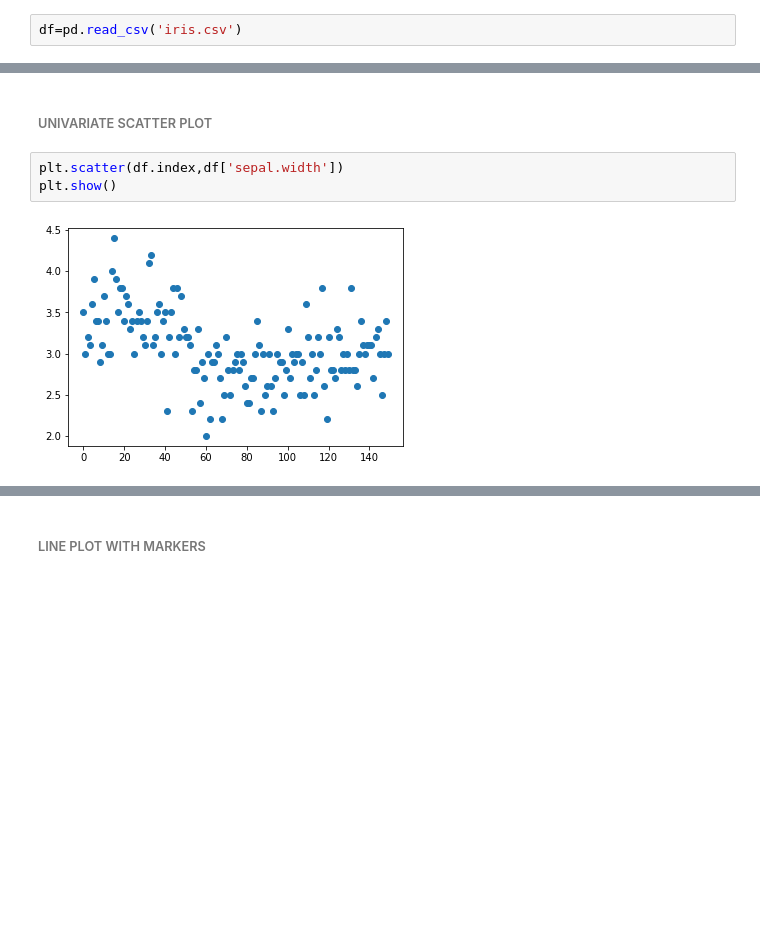
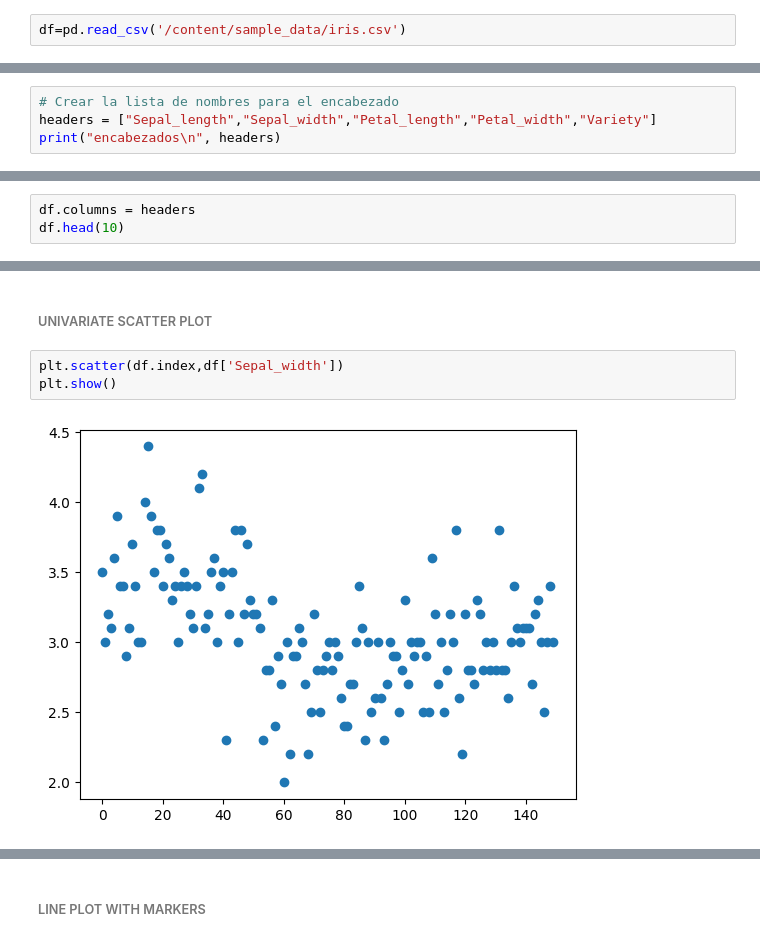
Before and after one commit to cam2149/eda_couse, a Jupyter notebook: VisualizationArticle.ipynb, the cells around one changed output, grey strips where cells are left out. Cells and saved outputs as stored; diff of their text form; blank space fills up the shorter version.

```diff
--- a/VisualizationArticle.ipynb
+++ b/VisualizationArticle.ipynb
@@ -6,7 +8,7 @@ import numpy as np
 # %% [markdown]
 ###### Reading data using read_csv() function
 # %%
-df=pd.read_csv('iris.csv')
+df=pd.read_csv('/content/sample_data/iris.csv')
 # %% [markdown]
 ###### Displaying the DataFrame
 # %%
@@ -27,0 +42,4 @@ df
+# %%
+# Crear la lista de nombres para el encabezado
+headers = ["Sepal_length","Sepal_width","Petal_length","Petal_width","Variety"]
+print("encabezados\n", headers)
@@ -27,0 +49,3 @@ df
+# %%
+df.columns = headers
+df.head(10)
@@ -51,8 +101,8 @@ import seaborn as sns
 # %% [markdown]
 ###### UNIVARIATE SCATTER PLOT
 # %%
-plt.scatter(df.index,df['sepal.width'])
+plt.scatter(df.index,df['Sepal_width'])
 plt.show()
 # %% [output]
-[figure, old version]
+[figure, new version]
 # %%
```
Also changed, not shown: parts of 33 cells of this notebook.
